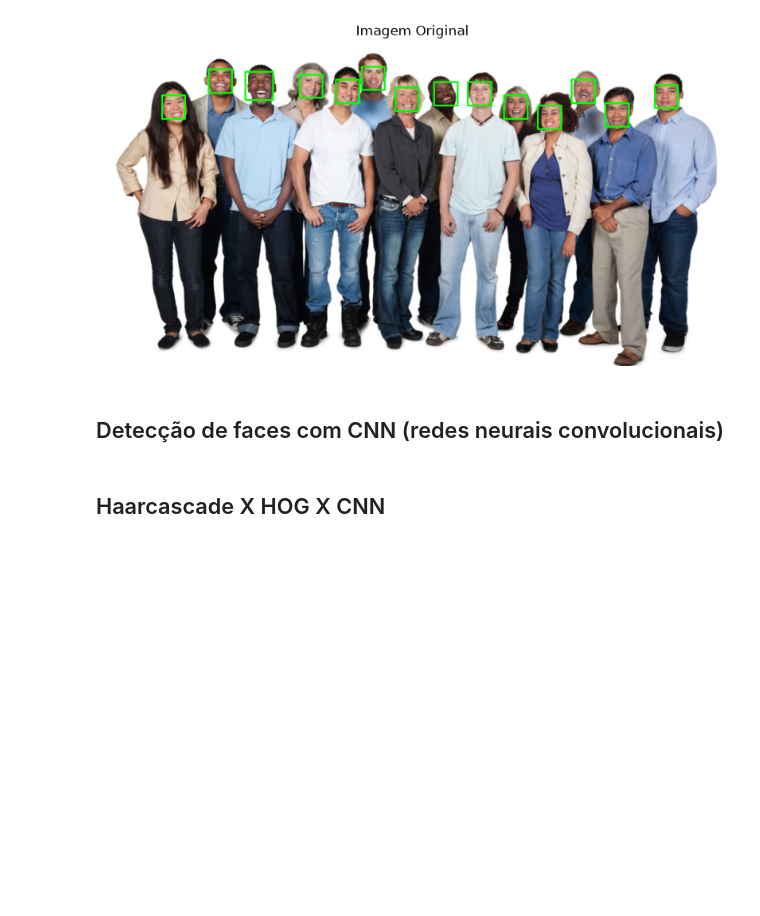
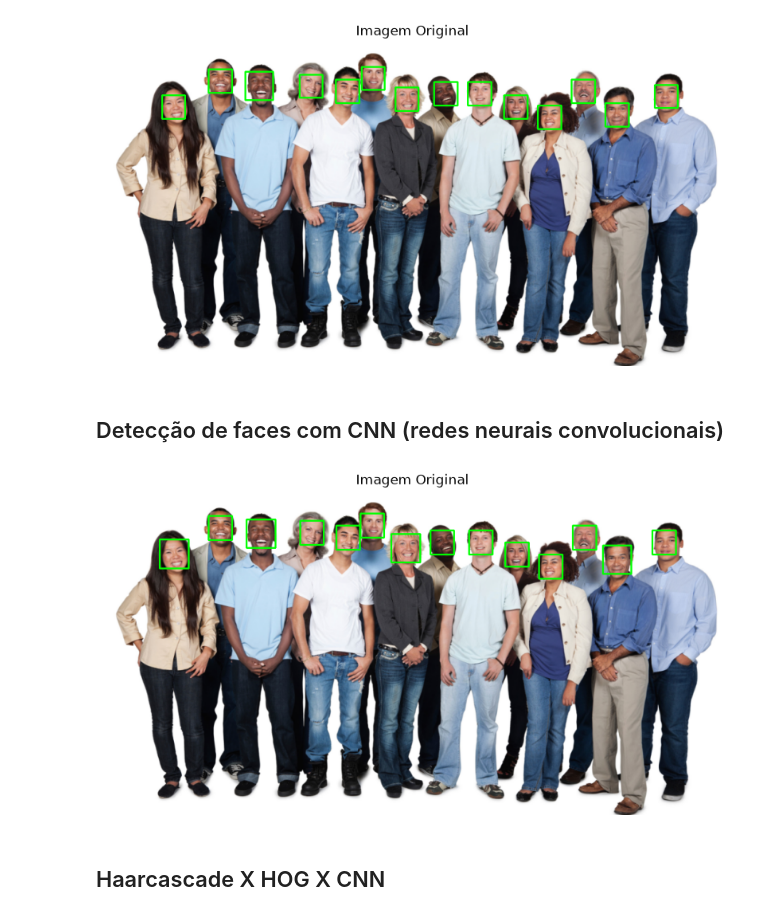
Before and after one commit to Joao-Inacio/Visao-Computacional-O-Guia-Completo, a Jupyter notebook: 0.1-Deteccao-de-faces/deteccao_face_hog_dlib.ipynb, the cells around one changed output. Cells and saved outputs as stored; diff of their text form; code cells hidden in the pictures; blank space fills up the shorter version.

Commit message:
Detecção de faces com dlib cnn

```diff
--- a/0.1-Deteccao-de-faces/deteccao_face_hog_dlib.ipynb
+++ b/0.1-Deteccao-de-faces/deteccao_face_hog_dlib.ipynb
@@ -43,6 +44,22 @@ plt.show()
 [figure]
 # %% [markdown]
 ## Detecção de faces com CNN (redes neurais convolucionais)
+# %%
+detector_face_cnn = dlib.cnn_face_detection_model_v1(str(f"{pessos_cnn}/mmod_human_face_detector.dat"))
+# %%
+imagem_pessoa = cv2.imread(str(f"{caminho_imagem}/people2.jpg"))
+deteccoes = detector_face_cnn(imagem_pessoa, 1)
+for face in deteccoes:
+    l, t, r, b, c = face.rect.left(), face.rect.top(), face.rect.right(), face.rect.bottom(), face.confidence
+    cv2.rectangle(imagem_pessoa, (l, t), (r, b), (0, 255, 0), 2)
+plt.figure(figsize=(10,10))
+plt.title('Imagem Original')
+imagem_pessoa = cv2.cvtColor(imagem_pessoa, cv2.COLOR_BGR2RGB)
+plt.imshow(imagem_pessoa)
+plt.axis('off')
+plt.show()
+# %% [output]
+[figure, added]
 # %% [markdown]
 ## Haarcascade X HOG X CNN
 # %% [markdown]
```
Also changed, not shown: parts of 1 cell of this notebook.
